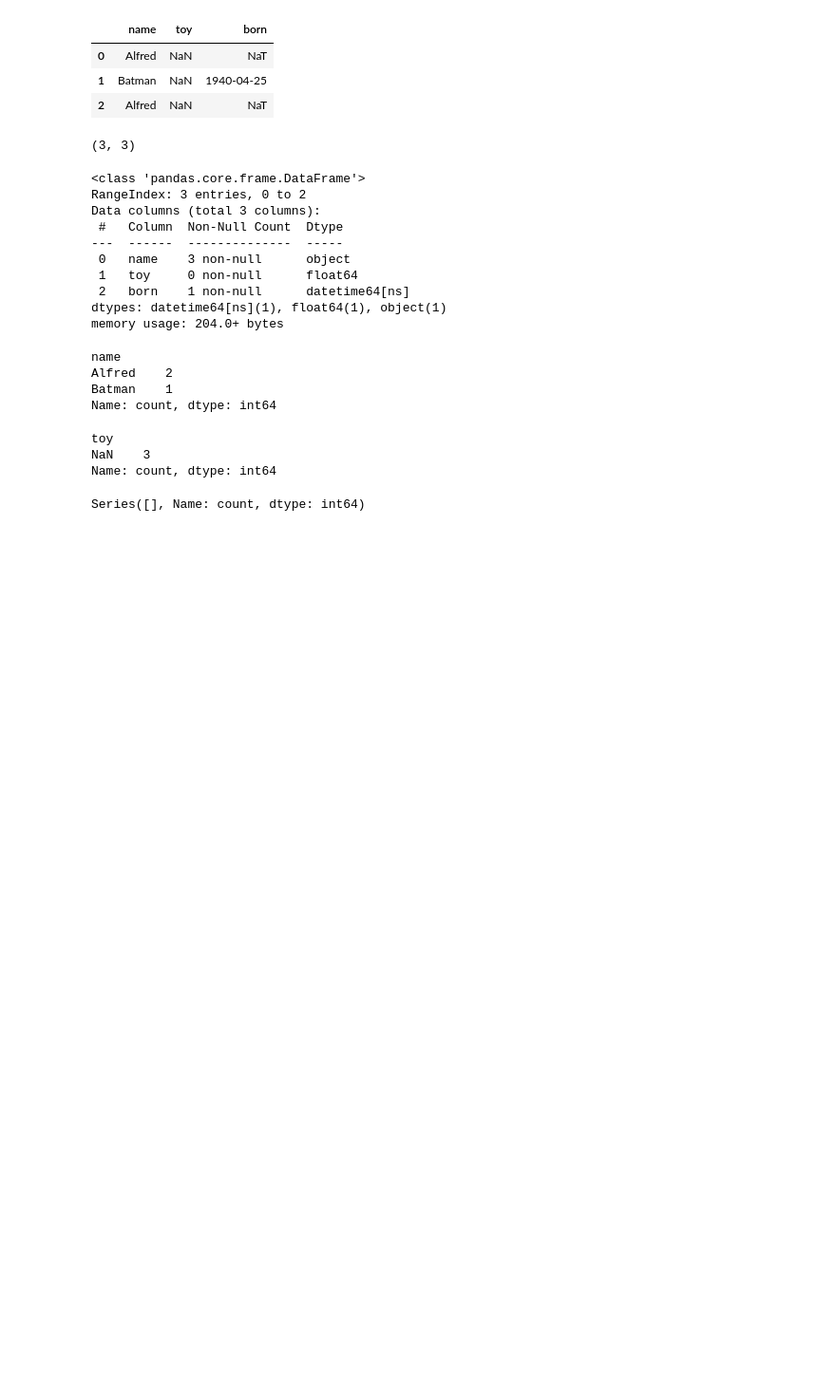
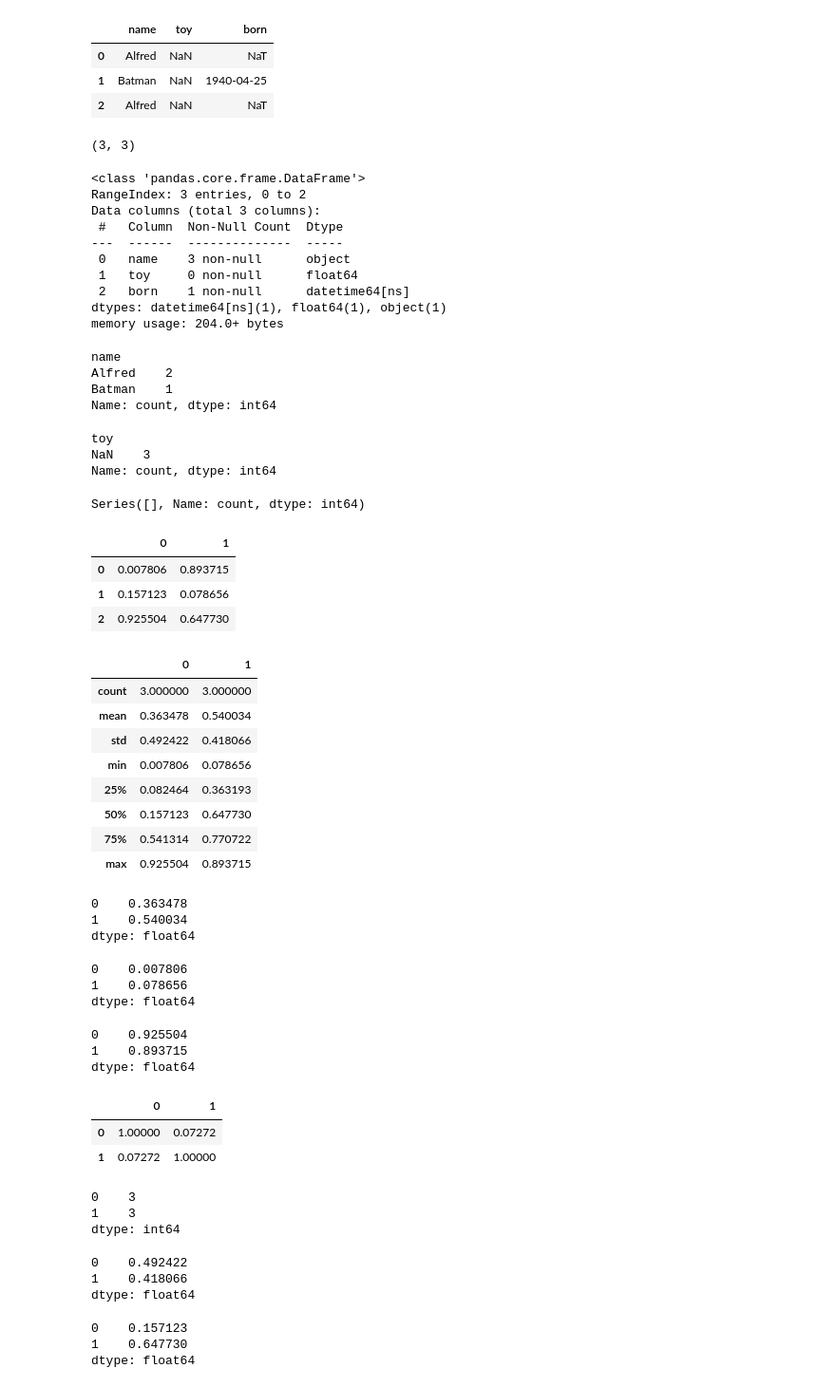
Before and after one commit to kirtic921/Pandas, a Jupyter notebook: pandas1.ipynb, the cells around one changed output. Shown at 95% size. Drawn from its saved outputs; the diff is of its cells as text; code cells hidden in the pictures; blank space fills up the shorter version.

```diff
--- a/pandas1.ipynb
+++ b/pandas1.ipynb
@@ -760,0 +771,62 @@ Series([], Name: count, dtype: int64)
+# %%
+sample = pd.DataFrame(np.random.rand(3,2), index=np.arange(3))
+sample
+# %% [output]
+|  | 0 | 1 |
+| 0 | 0.007806 | 0.893715 |
+| 1 | 0.157123 | 0.078656 |
+| 2 | 0.925504 | 0.647730 |
+# %%
+sample.describe()
+# %% [output]
+|  | 0 | 1 |
+| count | 3.000000 | 3.000000 |
+| mean | 0.363478 | 0.540034 |
+| std | 0.492422 | 0.418066 |
+| min | 0.007806 | 0.078656 |
+| 25% | 0.082464 | 0.363193 |
+| 50% | 0.157123 | 0.647730 |
+| 75% | 0.541314 | 0.770722 |
+| max | 0.925504 | 0.893715 |
+# %%
+sample.mean()
+# %% [output]
+0    0.363478
+1    0.540034
+dtype: float64
+# %%
+sample.min()
+# %% [output]
+0    0.007806
+1    0.078656
+dtype: float64
+# %%
+sample.max()
+# %% [output]
+0    0.925504
+1    0.893715
+dtype: float64
+# %%
+sample.corr()
+# %% [output]
+|  | 0 | 1 |
+| 0 | 1.00000 | 0.07272 |
+| 1 | 0.07272 | 1.00000 |
+# %%
+sample.count()
+# %% [output]
+0    3
+1    3
+dtype: int64
+# %%
+sample.std()
+# %% [output]
+0    0.492422
+1    0.418066
+dtype: float64
+# %%
+sample.median()
+# %% [output]
+0    0.157123
+1    0.647730
+dtype: float64
```
Also changed, not shown: parts of 38 cells of this notebook.
